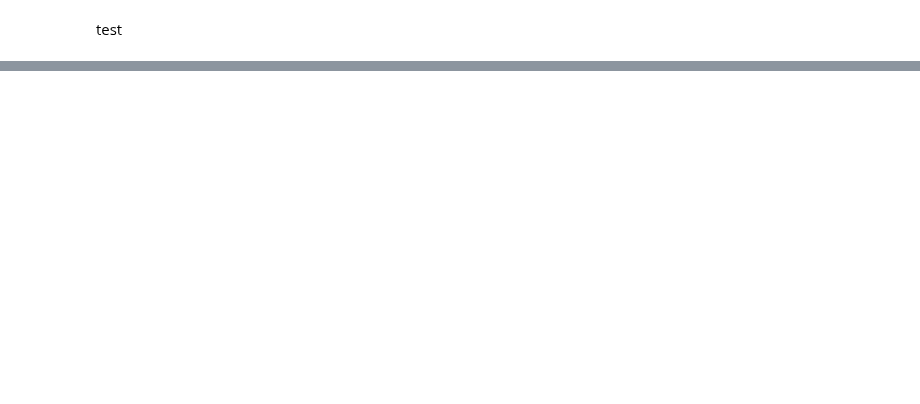
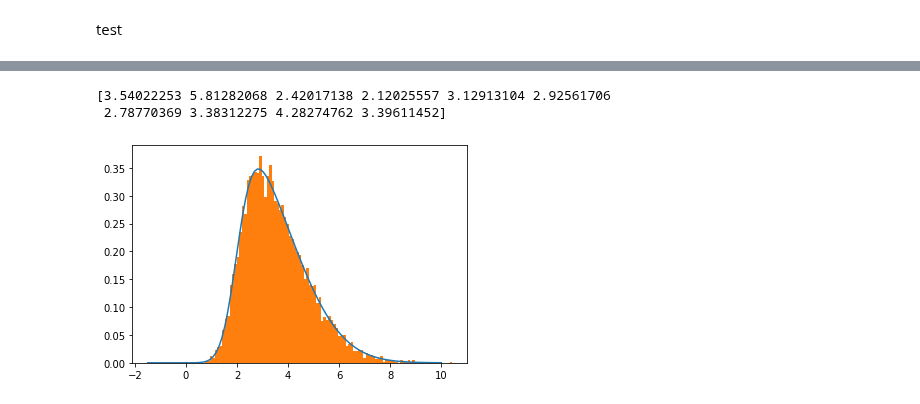
Before and after one commit to deepskies/DeepSZSim, a Jupyter notebook: mass_sampling_functions.ipynb, the cells around one changed output, grey strips where cells are left out. Drawn from its saved outputs; the diff is of its cells as text; code cells hidden in the pictures; blank space fills up the shorter version.

```diff
--- a/mass_sampling_functions.ipynb
+++ b/mass_sampling_functions.ipynb
@@ -201,0 +313,16 @@ Deleted outdated persistence file, no further action needed.
+# %%
+# redshift distribution imitation
+from scipy.stats import skewnorm
+a = 4
+x = np.linspace(-1.5, 10, 100)
+fig, ax = plt.subplots(1, 1)
+ax.plot(x, skewnorm.pdf(x, a, loc = 2, scale = 2)) #loc = mean, scale = standard deviation
+sample = skewnorm.rvs(a, loc = 2, scale = 2, size = 10000)
+ax.hist(sample, bins = 100, density = True)
+print(sample[:10])
+#https://astro.ucla.edu/~wright/cosmo_02.htm#DA ->astrophysics calculator
+#https://arxiv.org/pdf/2101.08374.pdf ->changing aperture
+# %% [output]
+[3.54022253 5.81282068 2.42017138 2.12025557 3.12913104 2.92561706
+ 2.78770369 3.38312275 4.28274762 3.39611452]
+[figure, added]
```
Also changed, not shown: parts of 27 cells of this notebook.
